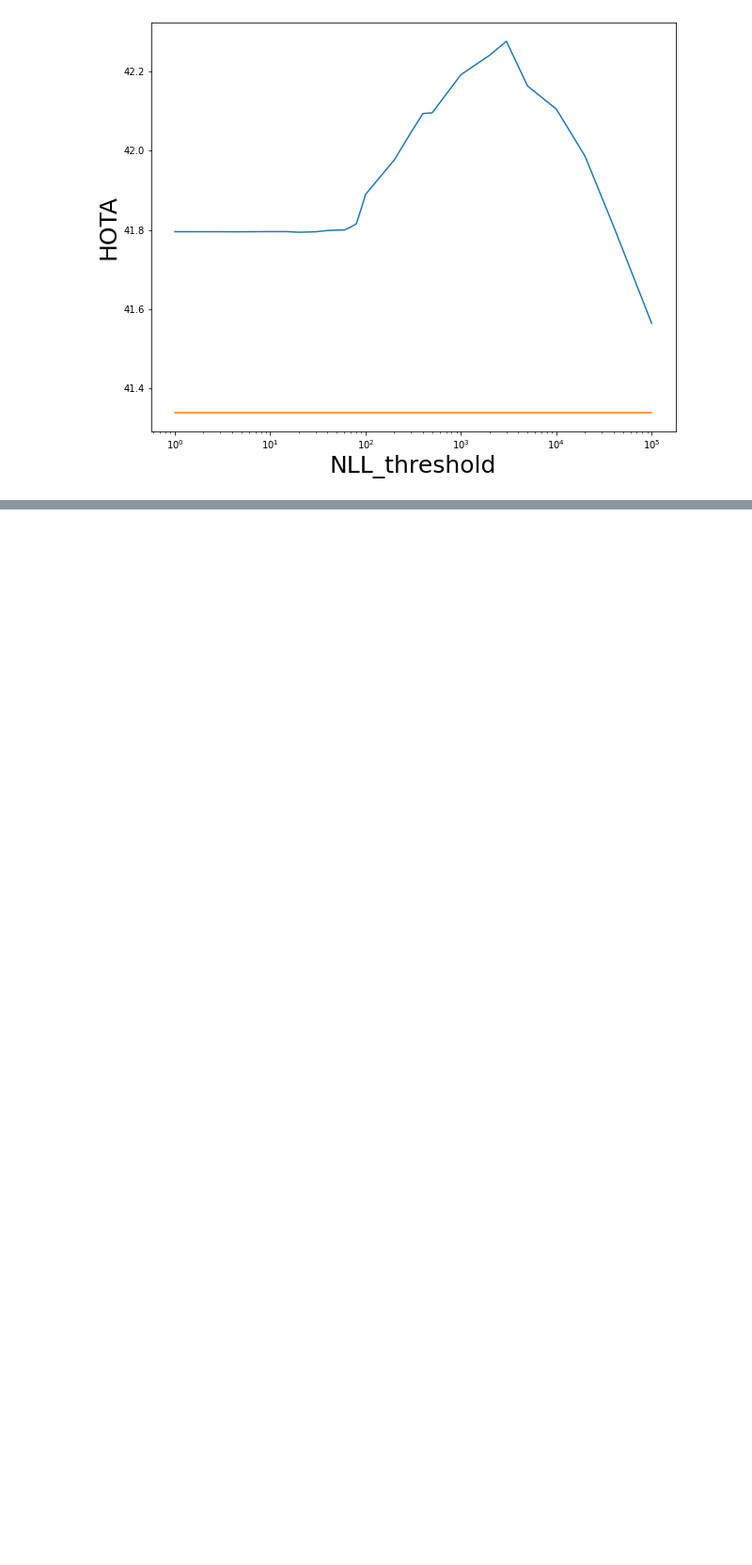
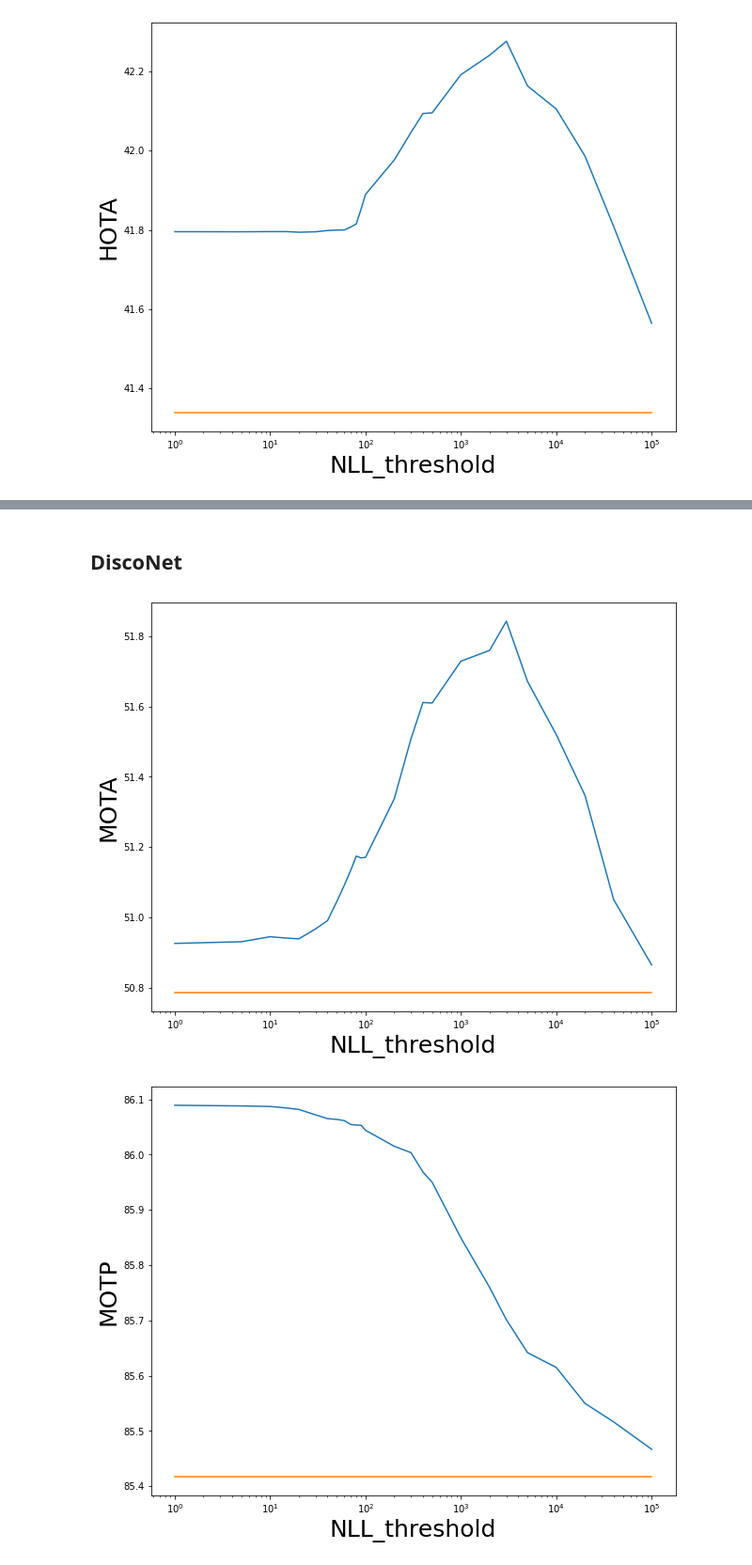
Before and after one commit to susanbao/coperception_mod, a Jupyter notebook: tools/track/analysis_uq.ipynb, the cells around one changed output, grey strips where cells are left out. Shown at 94% size. Cells and saved outputs as stored; diff of their text form; code cells hidden in the pictures; blank space fills up the shorter version.

```diff
--- a/tools/track/analysis_uq.ipynb
+++ b/tools/track/analysis_uq.ipynb
@@ -91,0 +101,10 @@ show_all_metrics(path, baseline)
+# %% [markdown]
+## DiscoNet
+# %%
+baseline = [50.786, 85.417, 41.797]
+# %%
+path = "logs/nll_compare/disco_cp3/"
+show_all_metrics(path, baseline)
+# %% [output]
+[figure, added]
+[figure, added]
```
Also changed, not shown: parts of 5 cells of this notebook, 8 other files.
